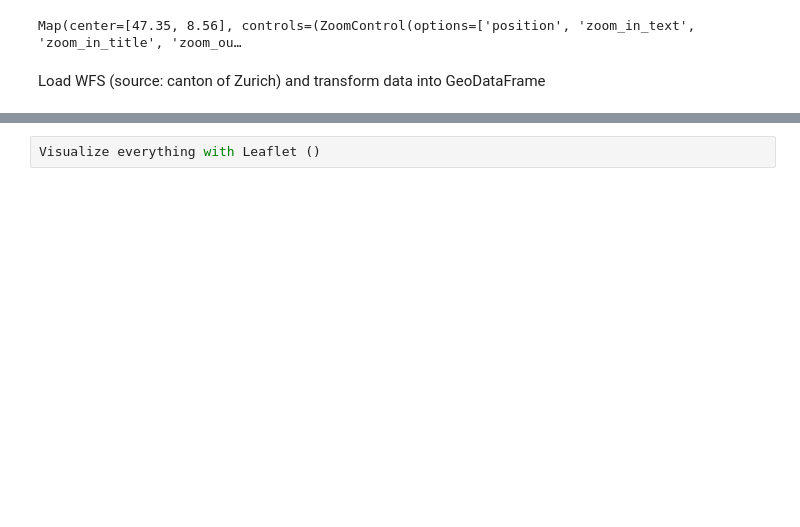
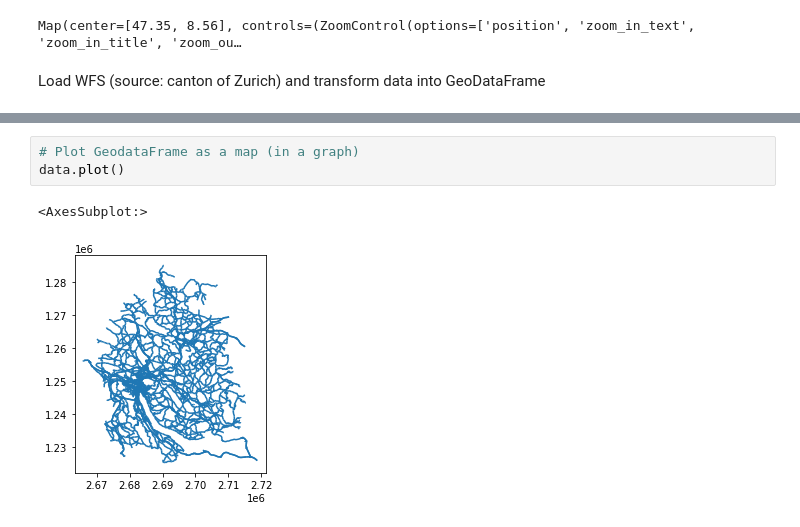
Before and after one commit to UserAgi/rainbowrabbit, a Jupyter notebook: work_nic.ipynb, the cells around one changed output, grey strips where cells are left out. Cells and saved outputs as stored; diff of their text form; blank space fills up the shorter version.

```diff
--- a/work_nic.ipynb
+++ b/work_nic.ipynb
@@ -198,5 +202,9 @@ data
 | 7335 | 24.542732 | 7264.0 | 23.0 | K-005 | UB5 | Kanton | Hauptverkehrsstrassen (HVS) Kanton | 11_02_2021 | LINESTRING (2690690.750 1232393.5... |
 | 7336 | 12.853585 | 7266.0 | 40.0 |  | Gemeinde | Gemeinde | Gemeindestrassen | 11_02_2021 | LINESTRING (2690684.512 1232382.3... |
 7337 rows × 9 columns
-# %%
-Visualize everything with Leaflet ()
+# %%
+# Plot GeodataFrame as a map (in a graph)
+data.plot()
+# %% [output]
+<AxesSubplot:>
+[figure, added]
```
Also changed, not shown: parts of 9 cells of this notebook.
